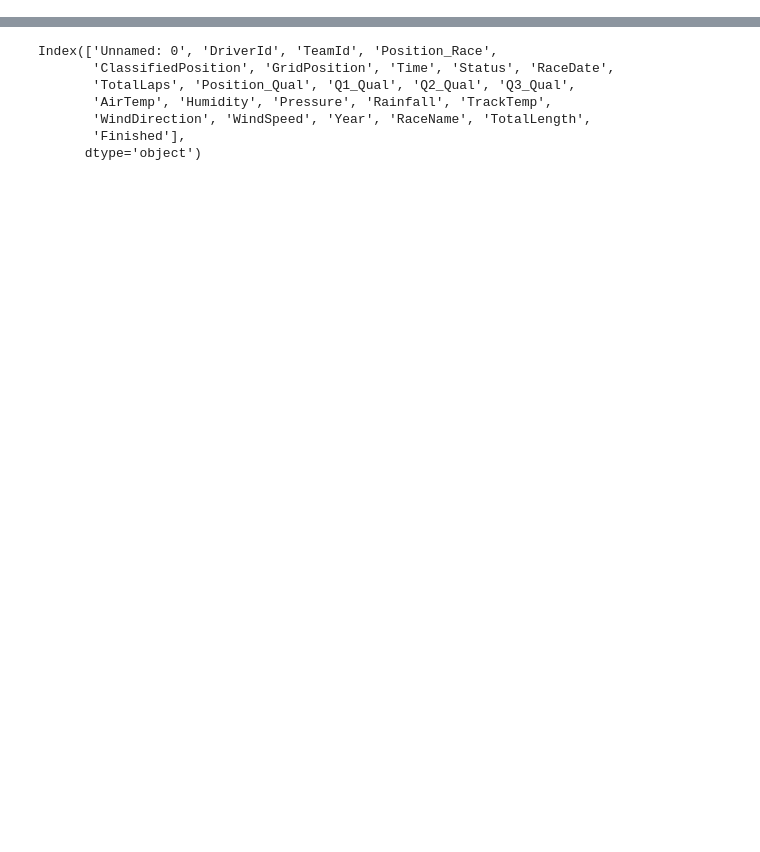
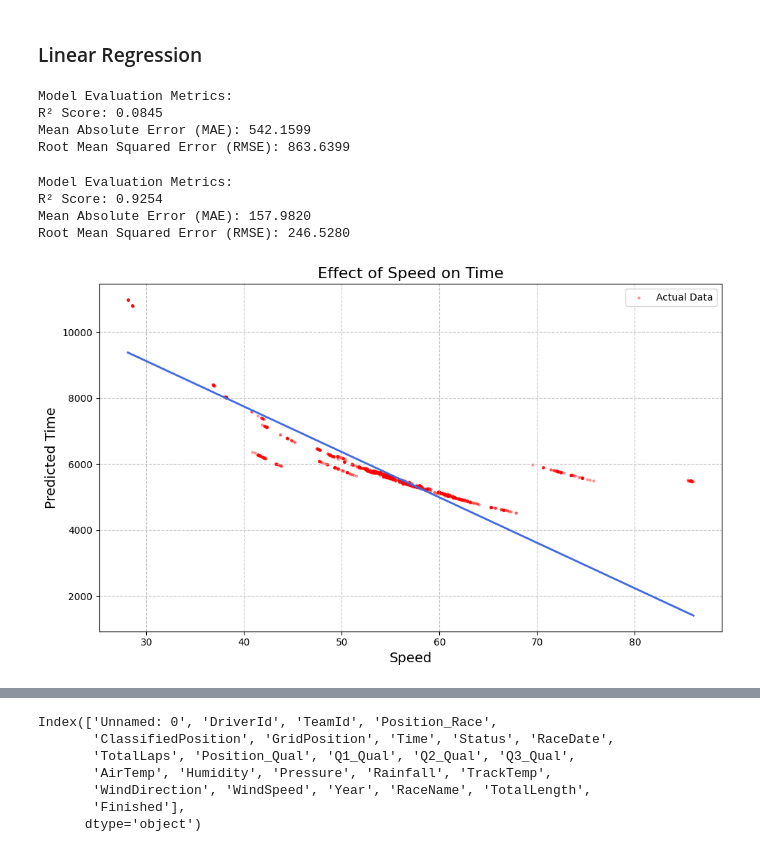
Before and after one commit to AndyZ-CYC/F1_Predictive_Models, a Jupyter notebook: Time_Predictor_2.ipynb, the cells around one changed output, grey strips where cells are left out. Saved outputs shown, nothing was run; the diff lists cells and outputs as text; code cells hidden in the pictures; blank space fills up the shorter version.

```diff
--- a/Time_Predictor_2.ipynb
+++ b/Time_Predictor_2.ipynb
@@ -67,0 +52,2 @@ df.head(20)
+# %%
+df = df.dropna(axis=0, subset=['Time'])
@@ -67,0 +75,2 @@ df.head(20)
+# %% [markdown]
+### Linear Regression
@@ -67,0 +80,30 @@ df.head(20)
+# %%
+def train_linear_regression(data, independent_vars, categorical_vars, target_var):
+    """
+    Trains a linear regression model on the given data
+
+    Parameters:
+    data (pd.DataFrame): The input DataFrame containing the dataset
+    independent_vars (list): List of independent variable names
+    categorical_vars (list): List of categorical variable names to be one-hot encoded
+    target_var (str): The target variable name (continuous)
+
+    Returns:
+    LinearRegression: Trained linear regression model
+    pd.DataFrame: The modified DataFrame used for training
+    """
+    # Select only the relevant columns from the data
+    data_selected = data[independent_vars + [target_var]]
+
+    # One-hot encode categorical variables in the selected data
+    data_encoded = pd.get_dummies(data_selected, columns=categorical_vars, drop_first=True)
+
+    # Define features (X) and target (y)
+    X = data_encoded.drop(columns=[target_var])  # Drop the target variable to get X
+    y = data_encoded[target_var]  # Define y as the target variable
+
+    # Train the Linear Regression Model
+    lin_reg = LinearRegression()
+    lin_reg.fit(X, y)
+
+    return lin_reg, data_encoded
@@ -67,0 +196,36 @@ df.head(20)
+# %%
+# Model 1: Only with GridPosition
+independent_vars = ['GridPosition', 'TotalLength', 'DriverId', 'Year', 'TeamId']
+categorical_vars = ['DriverId', 'Year', 'TeamId']
+target_var = 'Time'
+
+# Train the linear regression model
+lin_reg_model_1, df_encoded = train_linear_regression(df, independent_vars, categorical_vars, target_var)
+
+# Evaluate the linear regression model
+evaluate_linear_regression(lin_reg_model_1, df_encoded, df_encoded.drop(columns=[target_var]).columns, target_var)
+# %% [output]
+Model Evaluation Metrics:
+R² Score: 0.0845
+Mean Absolute Error (MAE): 542.1599
+Root Mean Squared Error (RMSE): 863.6399
+# %%
+# Model 2: With GridPosition and Speed
+independent_vars = ['GridPosition', 'TotalLength', 'Speed', 'DriverId', 'Year', 'TeamId']
+categorical_vars = ['DriverId', 'Year', 'TeamId']
+target_var = 'Time'
+
+# Train the linear regression model
+lin_reg_model_2, df_encoded = train_linear_regression(df, independent_vars, categorical_vars, target_var)
+
+# Evaluate the linear regression model
+evaluate_linear_regression(lin_reg_model_2, df_encoded, df_encoded.drop(columns=[target_var]).columns, target_var)
+# %% [output]
+Model Evaluation Metrics:
+R² Score: 0.9254
+Mean Absolute Error (MAE): 157.9820
+Root Mean Squared Error (RMSE): 246.5280
+# %%
+plot_effect_of_variable(df_encoded, lin_reg_model_2, target_var, 'Speed')
+# %% [output]
+[figure, added]
```
Also changed, not shown: parts of 11 cells of this notebook.
